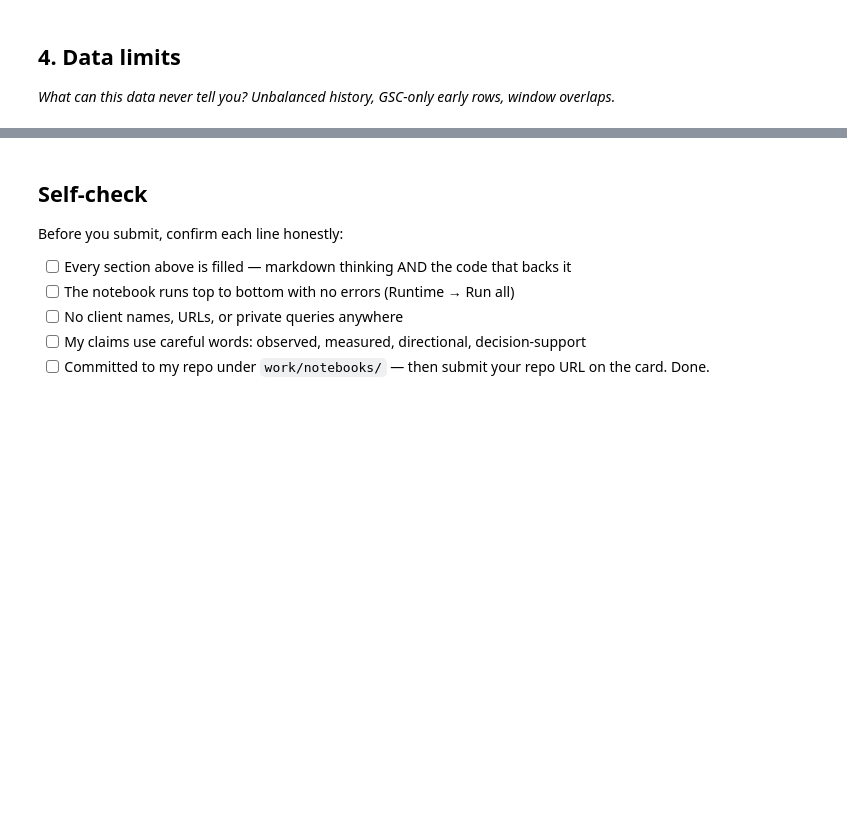
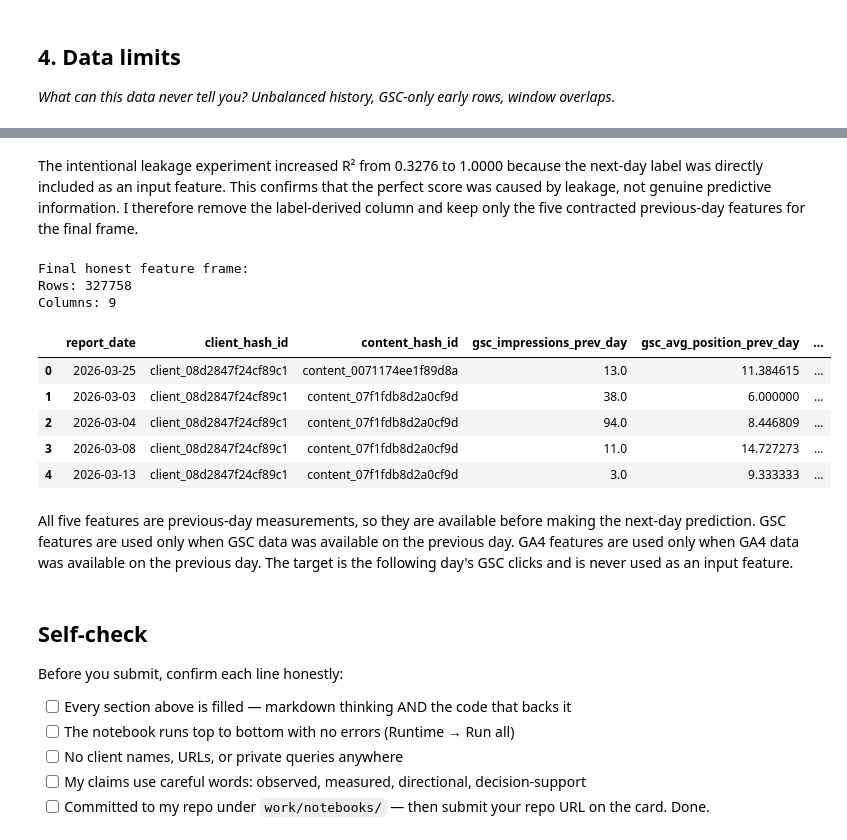
Before and after one commit to qurban-12/ML_internship_Qurban, a Jupyter notebook: work/notebooks/w03_data_contract.ipynb, the cells around one changed output, grey strips where cells are left out. Cells and saved outputs as stored; diff of their text form; code cells hidden in the pictures; blank space fills up the shorter version.

```diff
--- a/work/notebooks/w03_data_contract.ipynb
+++ b/work/notebooks/w03_data_contract.ipynb
@@ -15,0 +60,4 @@ This skeleton is yours to fill. Work the sections **in order** — each one has
+# %%
+for f in files:
+    if "month=2026-03" in f:
+        print(f)
@@ -15,0 +66,15 @@ This skeleton is yours to fill. Work the sections **in order** — each one has
+# %%
+from huggingface_hub import hf_hub_download
+import pandas as pd
+
+march_file = hf_hub_download(
+    repo_id="FlyRank/internship-warehouse",
+    filename="fact_content_daily_performance/month=2026-03/data_0.parquet",
+    repo_type="dataset"
+)
+
+df_march = pd.read_parquet(march_file)
+
+print("Rows:", len(df_march))
+print("Columns:", len(df_march.columns))
+print("Date range:", df_march["report_date"].min(), "to", df_march["report_date"].max())
@@ -17,3 +110,6 @@ This skeleton is yours to fill. Work the sections **in order** — each one has
 ## 2. Fields: feature / label / context / excluded
 
 *Sort every field you plan to touch into these four buckets. Excluded needs a why.*
+# %%
+for i, col in enumerate(df_march.columns, start=1):
+    print(i, col)
@@ -34,3 +381,38 @@ This skeleton is yours to fill. Work the sections **in order** — each one has
+# %% [markdown]
+The intentional leakage experiment increased R² from 0.3276 to 1.0000 because the next-day label was directly included as an input feature. This confirms that the perfect score was caused by leakage, not genuine predictive information. I therefore remove the label-derived column and keep only the five contracted previous-day features for the final frame.
+# %%
+# Keep only the honest five features and the target.
+honest_feature_frame = feature_frame[
+    [
+        "report_date",
+        "client_hash_id",
+        "content_hash_id",
+        "gsc_impressions_prev_day",
+        "gsc_avg_position_prev_day",
+        "ga4_sessions_prev_day",
+        "ga4_engaged_sessions_prev_day",
+        "scroll_events_prev_day",
+        "gsc_clicks_next_day"
+    ]
+].copy()
+
+print("Final honest feature frame:")
+print("Rows:", len(honest_feature_frame))
+print("Columns:", len(honest_feature_frame.columns))
+
+display(honest_feature_frame.head())
+# %% [output]
+Final honest feature frame:
+Rows: 327758
+Columns: 9
+|  | report_date | client_hash_id | content_hash_id | gsc_impressions_prev_day | gsc_avg_position_prev_day | ... |
+| 0 | 2026-03-25 | client_08d2847f24cf89c1 | content_0071174ee1f89d8a | 13.0 | 11.384615 | ... |
+| 1 | 2026-03-03 | client_08d2847f24cf89c1 | content_07f1fdb8d2a0cf9d | 38.0 | 6.000000 | ... |
+| 2 | 2026-03-04 | client_08d2847f24cf89c1 | content_07f1fdb8d2a0cf9d | 94.0 | 8.446809 | ... |
+| 3 | 2026-03-08 | client_08d2847f24cf89c1 | content_07f1fdb8d2a0cf9d | 11.0 | 14.727273 | ... |
+| 4 | 2026-03-13 | client_08d2847f24cf89c1 | content_07f1fdb8d2a0cf9d | 3.0 | 9.333333 | ... |
+# %% [markdown]
+All five features are previous-day measurements, so they are available before making the next-day prediction. GSC features are used only when GSC data was available on the previous day. GA4 features are used only when GA4 data was available on the previous day. The target is the following day's GSC clicks and is never used as an input feature.
 # %%
 # This cell is for CODE (numbers, a query, a check).
 # Write your text answer in the cell ABOVE this one — typing sentences here breaks Run All.
```
Also changed, not shown: parts of 23 cells of this notebook.
